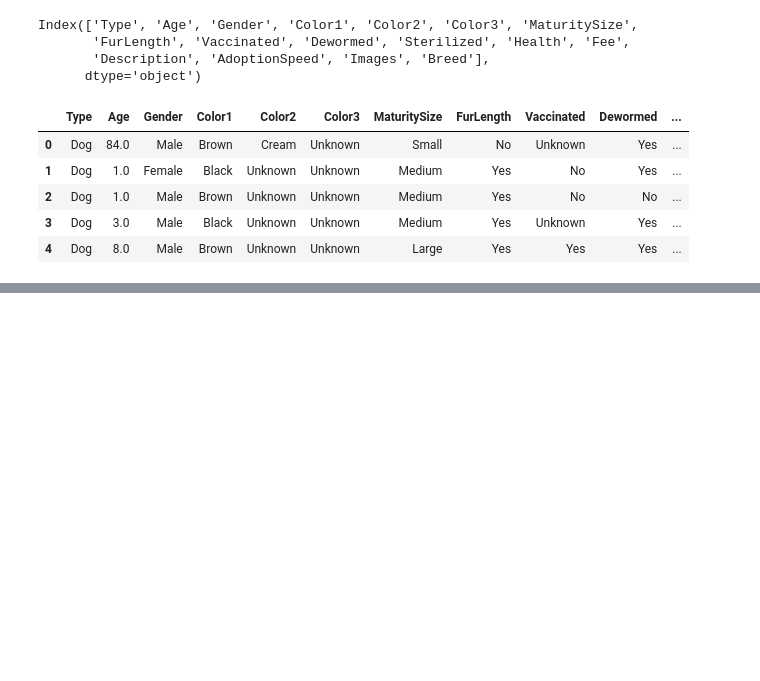
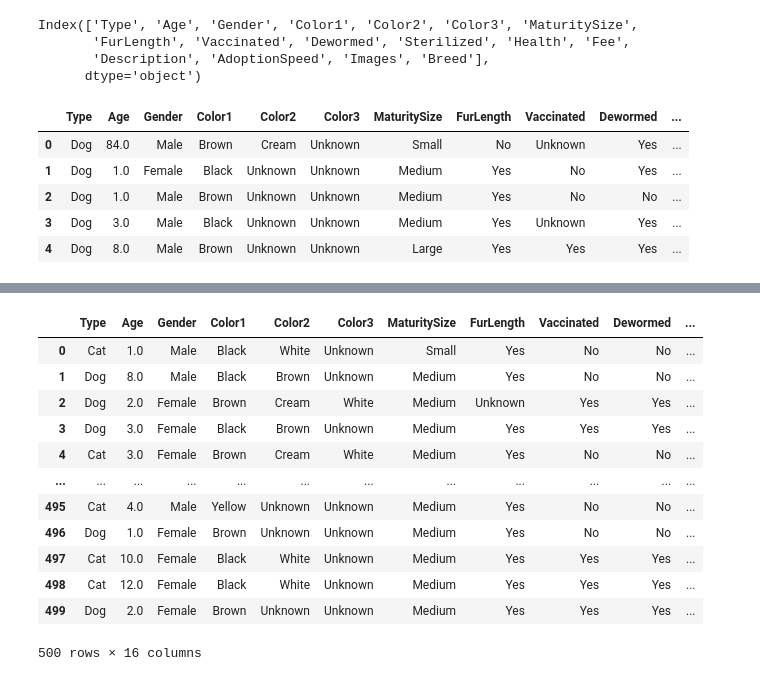
Before and after one commit to martineghiazaryan/dsai-uca, a Jupyter notebook: ML Algorithms/Pet Adoption Project/Pet_Adoption_ML_Project_Martiros_Yeghiazaryan.ipynb, the cells around one changed output, grey strips where cells are left out. Drawn from its saved outputs; the diff is of its cells as text; code cells hidden in the pictures; blank space fills up the shorter version.

```diff
--- a/ML Algorithms/Pet Adoption Project/Pet_Adoption_ML_Project_Martiros_Yeghiazaryan.ipynb
+++ b/ML Algorithms/Pet Adoption Project/Pet_Adoption_ML_Project_Martiros_Yeghiazaryan.ipynb
@@ -83,0 +428,17 @@ img_cols = ['Images']
+# %%
+test_set = pd.read_csv(path+"test (1).csv")
+test_set
+# %% [output]
+|  | Type | Age | Gender | Color1 | Color2 | Color3 | MaturitySize | FurLength | Vaccinated | Dewormed | ... |
+| 0 | Cat | 1.0 | Male | Black | White | Unknown | Small | Yes | No | No | ... |
+| 1 | Dog | 8.0 | Male | Black | Brown | Unknown | Medium | Yes | No | No | ... |
+| 2 | Dog | 2.0 | Female | Brown | Cream | White | Medium | Unknown | Yes | Yes | ... |
+| 3 | Dog | 3.0 | Female | Black | Brown | Unknown | Medium | Yes | Yes | Yes | ... |
+| 4 | Cat | 3.0 | Female | Brown | Cream | White | Medium | Yes | No | No | ... |
+| ... | ... | ... | ... | ... | ... | ... | ... | ... | ... | ... | ... |
+| 495 | Cat | 4.0 | Male | Yellow | Unknown | Unknown | Medium | Yes | No | No | ... |
+| 496 | Dog | 1.0 | Female | Brown | Unknown | Unknown | Medium | Yes | No | No | ... |
+| 497 | Cat | 10.0 | Female | Black | White | Unknown | Medium | Yes | Yes | Yes | ... |
+| 498 | Cat | 12.0 | Female | Black | White | Unknown | Medium | Yes | Yes | Yes | ... |
+| 499 | Dog | 2.0 | Female | Brown | Unknown | Unknown | Medium | Yes | Yes | Yes | ... |
+500 rows × 16 columns
```
Also changed, not shown: parts of 26 cells of this notebook.
